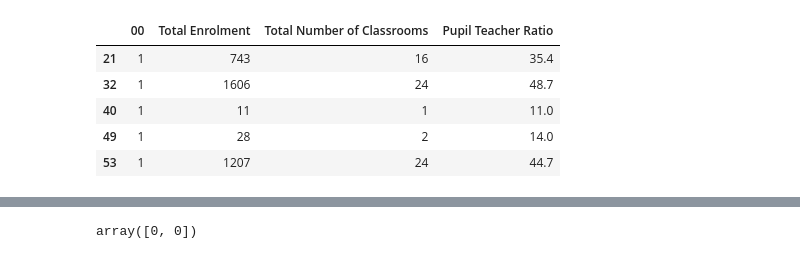
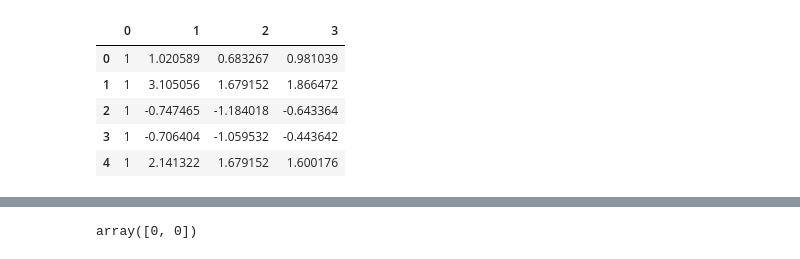
Before and after one commit to Yeghon/CCI508, a Jupyter notebook: multivariate test 02.ipynb, the cells around one changed output, grey strips where cells are left out. Cells and saved outputs as stored; diff of their text form; code cells hidden in the pictures.

Commit message:
Data cleaning

```diff
--- a/multivariate test 02.ipynb
+++ b/multivariate test 02.ipynb
@@ -46,10 +33,27 @@ df.head()
+# %%
+'''Scale the data, / normalize'''
+def scaleData(X):
+    xx = []
+    mean = np.mean(X)
+    std = np.std(X)
+    for x in X:
+        xx.append((x - mean) / std)
+    return xx
+# %%
+x1 = scaleData(x1)
+# %%
+x2 = scaleData(x2)
+# %%
+y1 = scaleData(y1)
 # %%
-df = pd.concat([pd.Series(1, index=df.index, name='00'), df], axis=1)
+'''Scale the data'''
+df = pd.DataFrame({"1":x1, "2":x2, "3":y1})
+df = pd.concat([pd.Series(1, index=df.index, name='0'), df], axis=1)
 df.head()
 # %% [output]
-|  | 00 | Total Enrolment | Total Number of Classrooms | Pupil Teacher Ratio |
-| 21 | 1 | 743 | 16 | 35.4 |
-| 32 | 1 | 1606 | 24 | 48.7 |
-| 40 | 1 | 11 | 1 | 11.0 |
-| 49 | 1 | 28 | 2 | 14.0 |
-| 53 | 1 | 1207 | 24 | 44.7 |
+|  | 0 | 1 | 2 | 3 |
+| 0 | 1 | 1.020589 | 0.683267 | 0.981039 |
+| 1 | 1 | 3.105056 | 1.679152 | 1.866472 |
+| 2 | 1 | -0.747465 | -1.184018 | -0.643364 |
+| 3 | 1 | -0.706404 | -1.059532 | -0.443642 |
+| 4 | 1 | 2.141322 | 1.679152 | 1.600176 |
```
Also changed, not shown: parts of 47 cells of this notebook.
